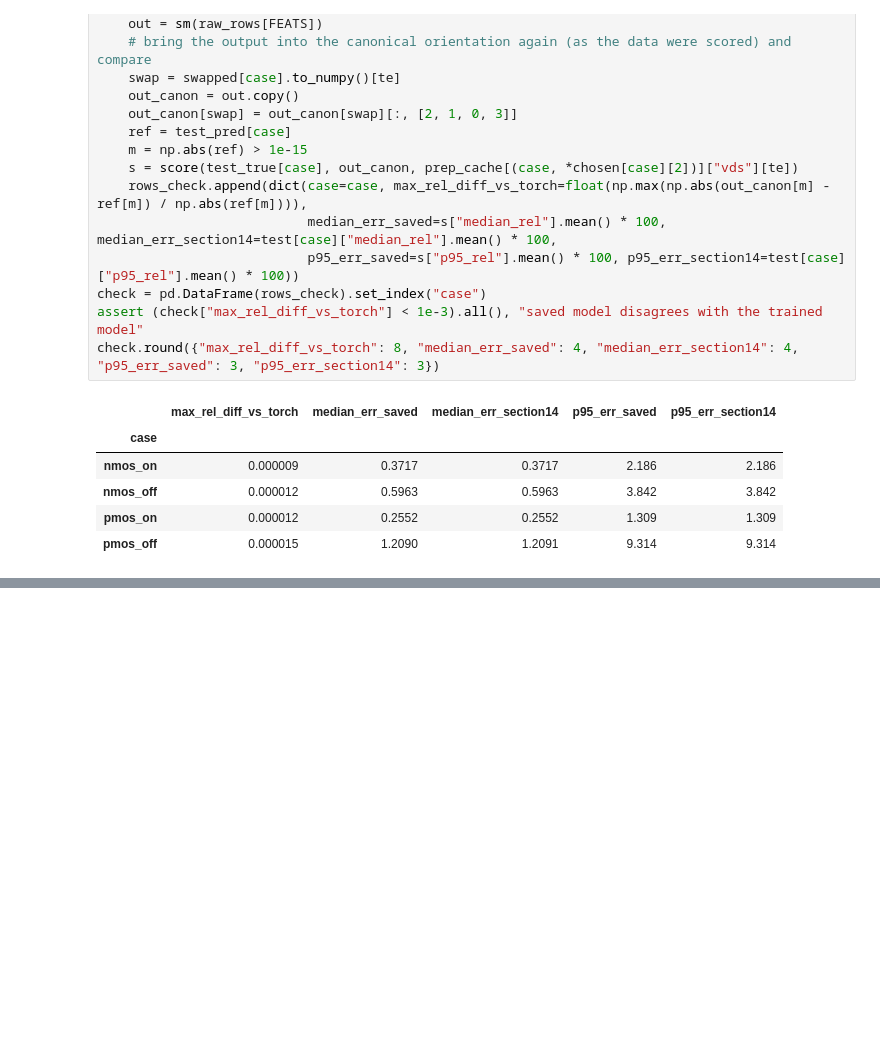
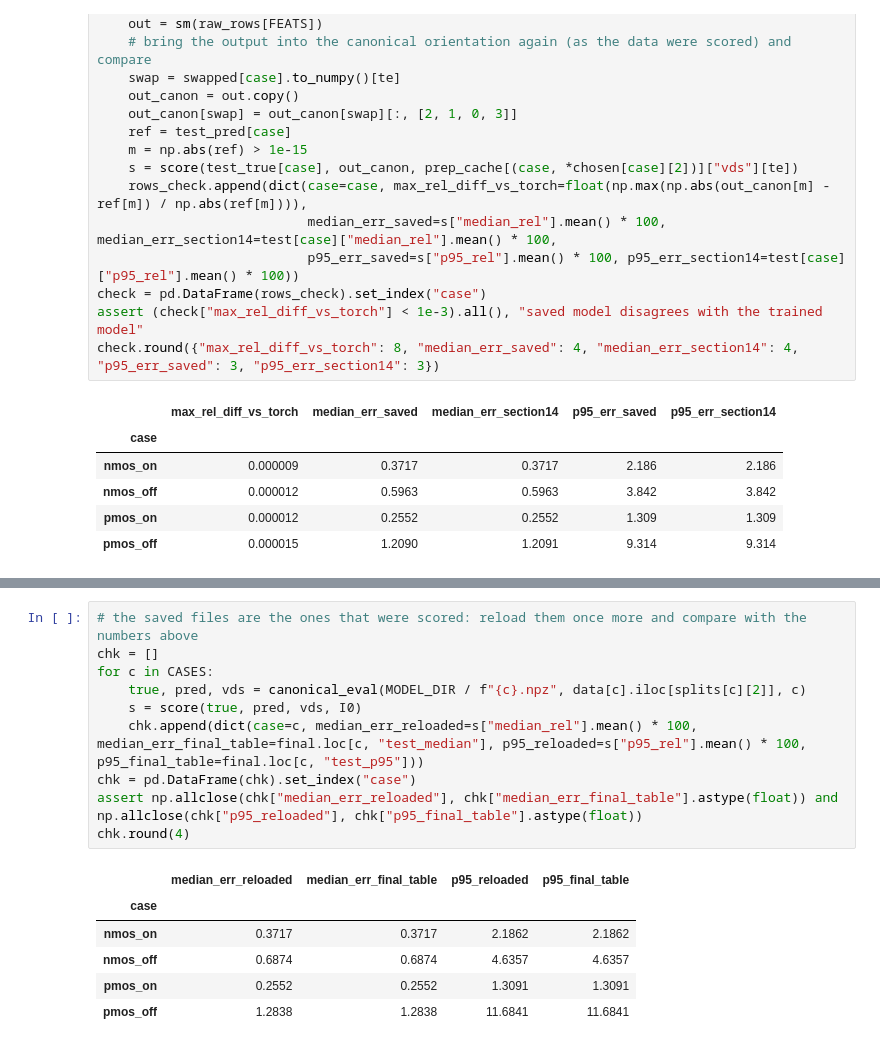
Before and after one commit to rtvk2/dvd-leakage-estimation, a Jupyter notebook: notebooks/03_train.ipynb, the cells around one changed output, grey strips where cells are left out. Cells and saved outputs as stored; diff of their text form; blank space fills up the shorter version.

```diff
--- a/notebooks/03_train.ipynb
+++ b/notebooks/03_train.ipynb
@@ -1226,0 +1361,17 @@ Next: gate netlists, the 200 PVT corners and the gate-level SPICE run (notebook
+# %%
+# the saved files are the ones that were scored: reload them once more and compare with the numbers above
+chk = []
+for c in CASES:
+    true, pred, vds = canonical_eval(MODEL_DIR / f"{c}.npz", data[c].iloc[splits[c][2]], c)
+    s = score(true, pred, vds, I0)
+    chk.append(dict(case=c, median_err_reloaded=s["median_rel"].mean() * 100, median_err_final_table=final.loc[c, "test_median"], p95_reloaded=s["p95_rel"].mean() * 100, p95_final_table=final.loc[c, "test_p95"]))
+chk = pd.DataFrame(chk).set_index("case")
+assert np.allclose(chk["median_err_reloaded"], chk["median_err_final_table"].astype(float)) and np.allclose(chk["p95_reloaded"], chk["p95_final_table"].astype(float))
+chk.round(4)
+# %% [output]
+|  | median_err_reloaded | median_err_final_table | p95_reloaded | p95_final_table |
+| case |  |  |  |  |
+| nmos_on | 0.3717 | 0.3717 | 2.1862 | 2.1862 |
+| nmos_off | 0.6874 | 0.6874 | 4.6357 | 4.6357 |
+| pmos_on | 0.2552 | 0.2552 | 1.3091 | 1.3091 |
+| pmos_off | 1.2838 | 1.2838 | 11.6841 | 11.6841 |
```
Also changed, not shown: parts of 14 cells of this notebook, 12 other files.
